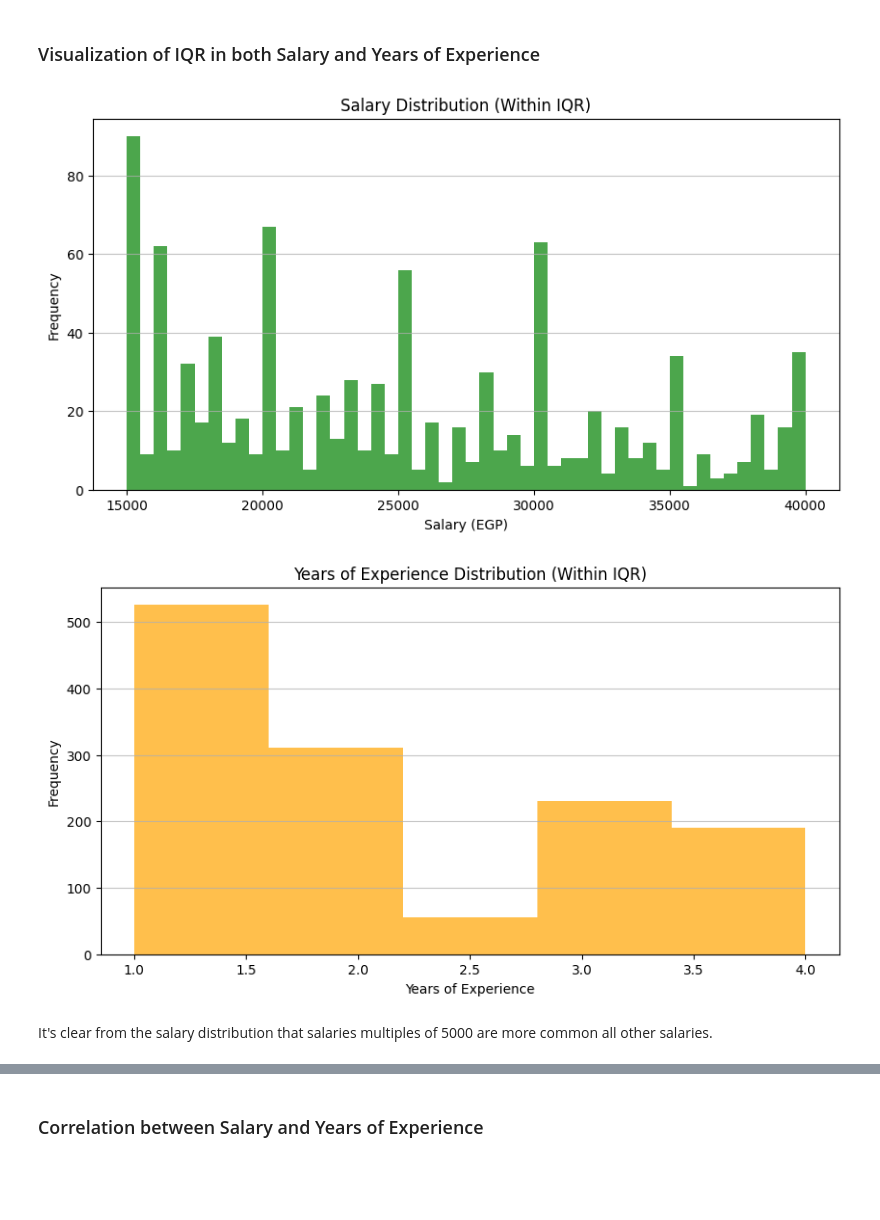
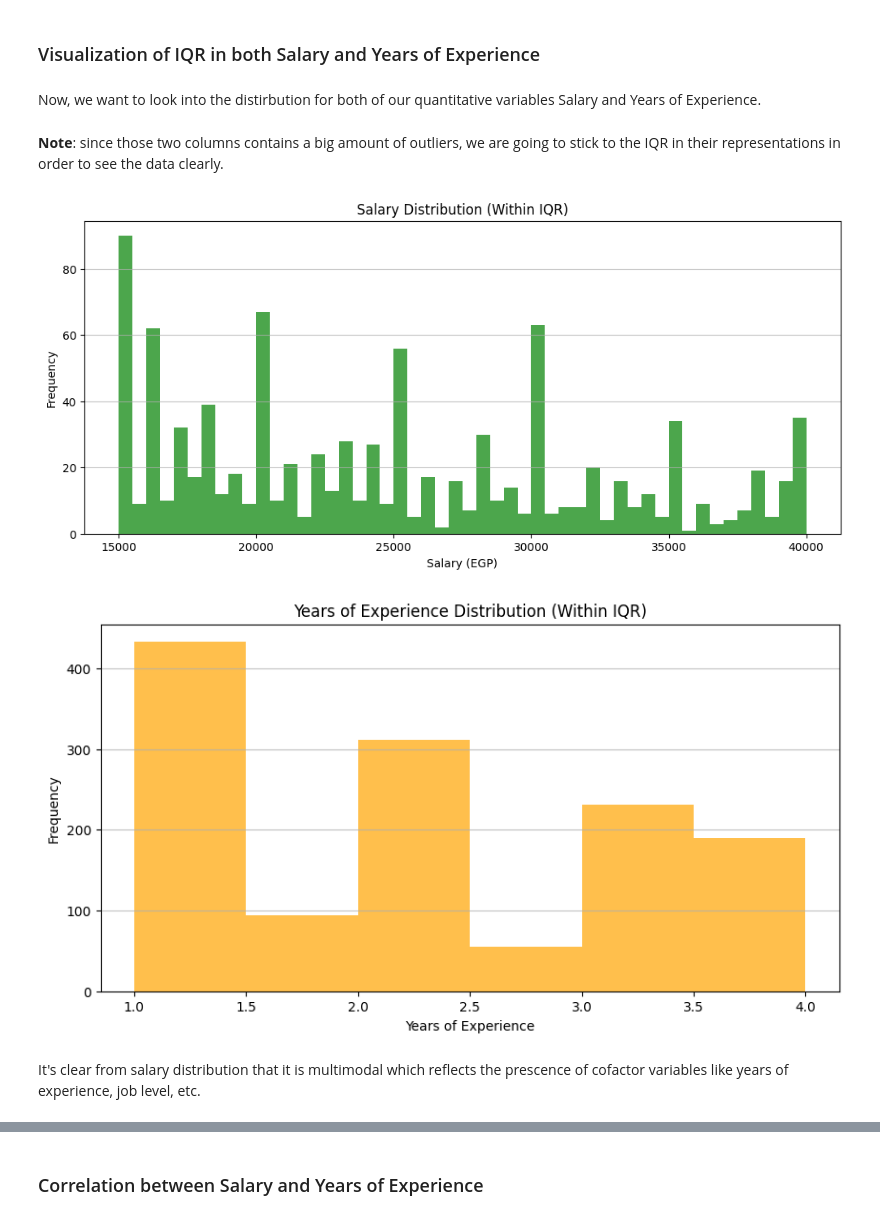
Before and after one commit to moha09-coder/Salary-Gaps-Analysis, a Jupyter notebook: analysis.ipynb, the cells around one changed output, grey strips where cells are left out. Drawn from its saved outputs; the diff is of its cells as text; code cells hidden in the pictures; blank space fills up the shorter version.

```diff
--- a/analysis.ipynb
+++ b/analysis.ipynb
@@ -60,7 +61,7 @@ df.rename(columns={
 }, inplace=True)
 
 # Dropping unnecessary columns
-df.drop(columns=['Timestamp', 'YoeBuckets', 'TotalCompensationEgpBuckets'], inplace=True)
+df.drop(columns=['Timestamp', 'TotalCompensationEgpBuckets', 'YoeBuckets'], inplace=True)
 
 # Converting Salary to a float
 df['Salary'] = (
@@ -195,31 +211,35 @@ Years of Experience IQR: 3.00 (Q1: 1.00, Q3: 4.00)
 Number of outliers in Years of Experience: 93
 # %% [markdown]
 ### Visualization of IQR in both Salary and Years of Experience
+# %% [markdown]
+Now, we want to look into the distirbution for both of our quantitative variables Salary and Years of Experience.
+# %% [markdown]
+**Note**: since those two columns contains a big amount of outliers, we are going to stick to the IQR in their representations in order to see the data clearly.
 # %%
 # Filter data within IQR for both Salary and Years of Experience
 salary_IQR_df = egp_salary_df[(egp_salary_df['Salary'] >= salary_Q1) & (egp_salary_df['Salary'] <= salary_Q3)]
 yoe_IQR_df =  egp_salary_df[(egp_salary_df['YearsOfExperience'] >= yoe_Q1) & (egp_salary_df['YearsOfExperience'] <= yoe_Q3)]
 
 # Visualize Salary and Years of Experience within IQR
-plt.figure(figsize=(10,5))
+plt.figure(figsize=(12,5))
 plt.hist(salary_IQR_df['Salary'], bins=50, color='green', alpha=0.7)
 plt.title('Salary Distribution (Within IQR)')
 plt.xlabel('Salary (EGP)')
 plt.ylabel('Frequency')
 plt.ticklabel_format(style='plain', axis='x')
 plt.grid(axis='y', alpha=0.75)
 plt.show()
 
 plt.figure(figsize=(10,5))
-plt.hist(yoe_IQR_df['YearsOfExperience'], bins=5, color='orange', alpha=0.7)
+plt.hist(yoe_IQR_df['YearsOfExperience'], bins=6, color='orange', alpha=0.7)
 plt.title('Years of Experience Distribution (Within IQR)')
 plt.xlabel('Years of Experience')
 plt.ylabel('Frequency')
 plt.ticklabel_format(style='plain', axis='x')
 plt.grid(axis='y', alpha=0.75)
 plt.show()
 # %% [output]
-[figure, old version]
+[figure, new version]
-[figure, old version]
+[figure, new version]
 # %% [markdown]
-It's clear from the salary distribution that salaries multiples of 5000 are more common all other salaries.
+It's clear from salary distribution that it is multimodal which reflects the prescence of cofactor variables like years of experience, job level, etc.
```
Also changed, not shown: parts of 67 cells of this notebook.
